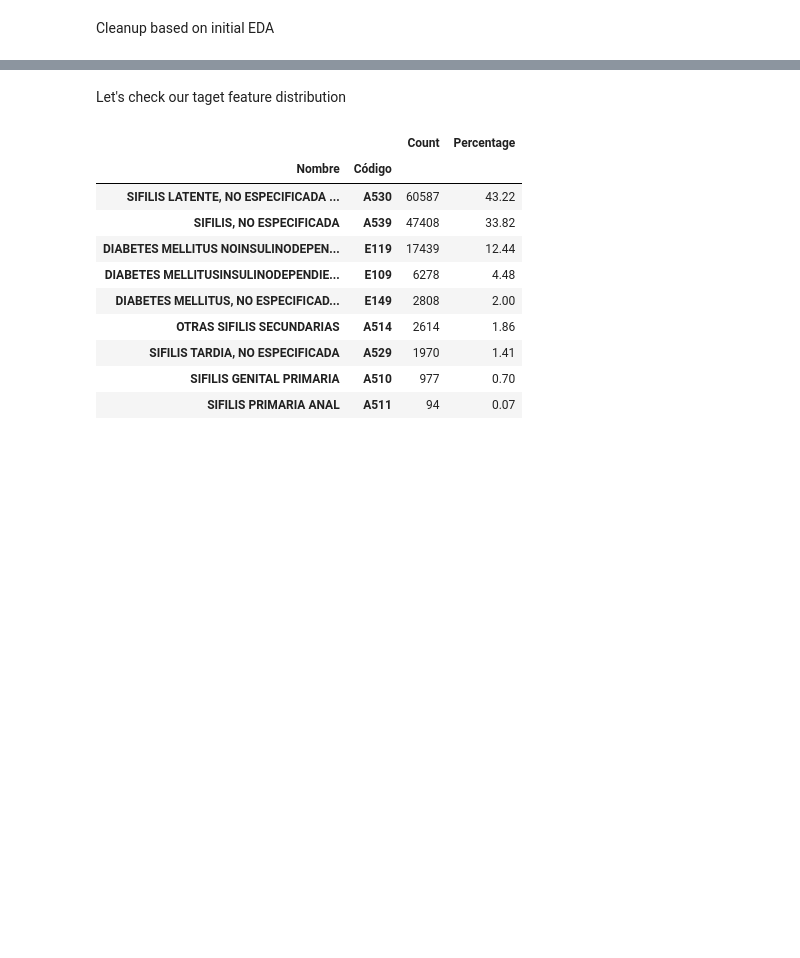
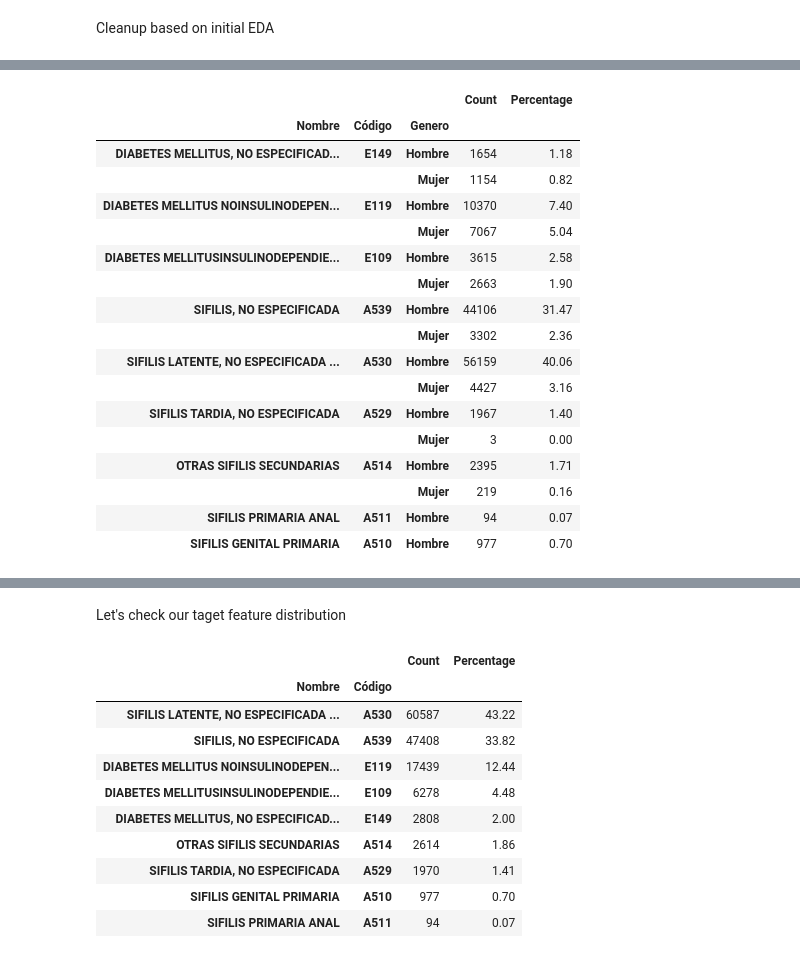
Before and after one commit to JuanGomez12/DataScience4AllProject, a Jupyter notebook: scripts/deep_EDA.ipynb, the cells around one changed output, grey strips where cells are left out. Drawn from its saved outputs; the diff is of its cells as text; code cells hidden in the pictures; blank space fills up the shorter version.

```diff
--- a/scripts/deep_EDA.ipynb
+++ b/scripts/deep_EDA.ipynb
@@ -64,0 +107,23 @@ notas.head()
+# %%
+genero = merged[['Nombre', 'Código', 'Genero']].value_counts().to_frame('Count')
+genero['Percentage'] = (genero.Count / sum(genero.Count) * 100).round(2)
+genero.sort_values(['Código', 'Count'], ascending=False)
+# %% [output]
+|  |  |  | Count | Percentage |
+| Nombre | Código | Genero |  |  |
+| DIABETES MELLITUS, NO ESPECIFICAD... | E149 | Hombre | 1654 | 1.18 |
+|  |  | Mujer | 1154 | 0.82 |
+| DIABETES MELLITUS NOINSULINODEPEN... | E119 | Hombre | 10370 | 7.40 |
+|  |  | Mujer | 7067 | 5.04 |
+| DIABETES MELLITUSINSULINODEPENDIE... | E109 | Hombre | 3615 | 2.58 |
+|  |  | Mujer | 2663 | 1.90 |
+| SIFILIS, NO ESPECIFICADA | A539 | Hombre | 44106 | 31.47 |
+|  |  | Mujer | 3302 | 2.36 |
+| SIFILIS LATENTE, NO ESPECIFICADA ... | A530 | Hombre | 56159 | 40.06 |
+|  |  | Mujer | 4427 | 3.16 |
+| SIFILIS TARDIA, NO ESPECIFICADA | A529 | Hombre | 1967 | 1.40 |
+|  |  | Mujer | 3 | 0.00 |
+| OTRAS SIFILIS SECUNDARIAS | A514 | Hombre | 2395 | 1.71 |
+|  |  | Mujer | 219 | 0.16 |
+| SIFILIS PRIMARIA ANAL | A511 | Hombre | 94 | 0.07 |
+| SIFILIS GENITAL PRIMARIA | A510 | Hombre | 977 | 0.70 |
```
Also changed, not shown: parts of 12 cells of this notebook.
